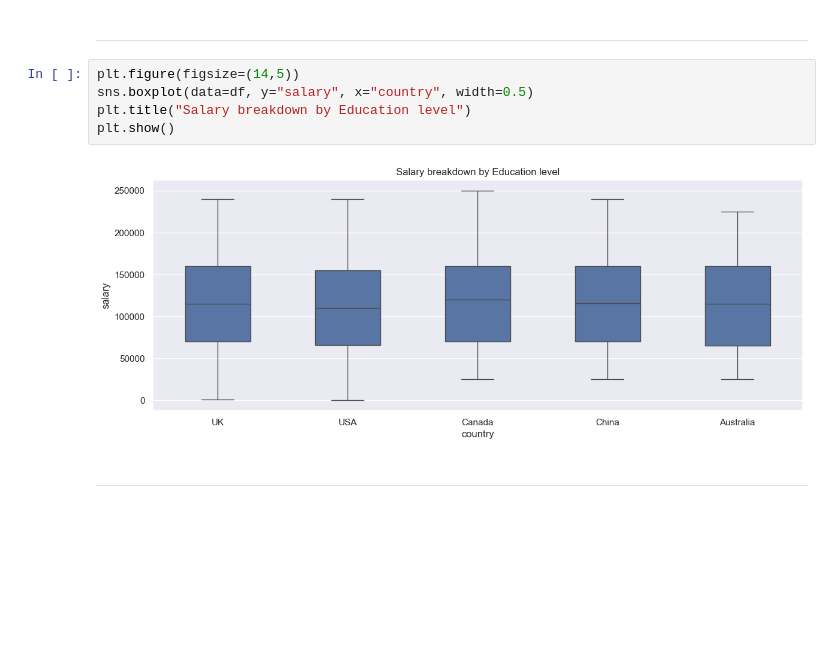
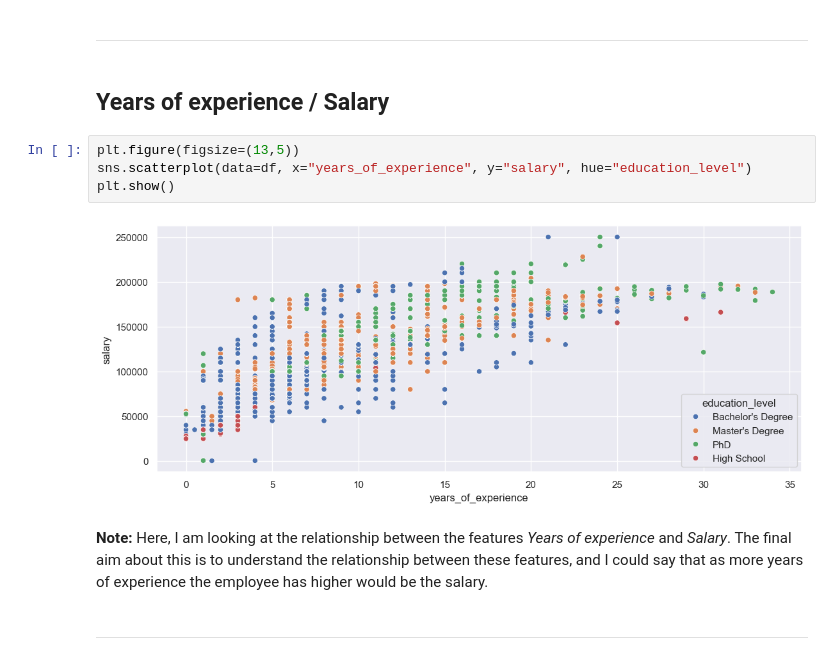
Before and after one commit to sba25074-cell/CA1_MachineLearning_SBA25074, a Jupyter notebook: CA1_MachineLearning_LeonardoTarulli.ipynb, the cells around one changed output. Drawn from its saved outputs; the diff is of its cells as text; blank space fills up the shorter version.

```diff
--- a/CA1_MachineLearning_LeonardoTarulli.ipynb
+++ b/CA1_MachineLearning_LeonardoTarulli.ipynb
@@ -167,12 +178,15 @@ plt.show()
 # %% [markdown]
 ----
-# %%
-plt.figure(figsize=(14,5))
-sns.boxplot(data=df, y="salary", x="country", width=0.5)
-plt.title("Salary breakdown by Education level")
-plt.show()
-# %% [output]
-[figure, removed]
+# %% [markdown]
+## Years of experience / Salary
+# %%
+plt.figure(figsize=(13,5))
+sns.scatterplot(data=df, x="years_of_experience", y="salary", hue="education_level")
+plt.show()
+# %% [output]
+[figure, added]
+# %% [markdown]
+**Note:** Here, I am looking at the relationship between the features *Years of experience* and *Salary*. The final aim about this is to understand the relationship between these features, and I could say that as more years of experience the employee has higher would be the salary.
 # %% [markdown]
 ----
 # %% [markdown]
```
Also changed, not shown: parts of 57 cells of this notebook, 4 other files.
